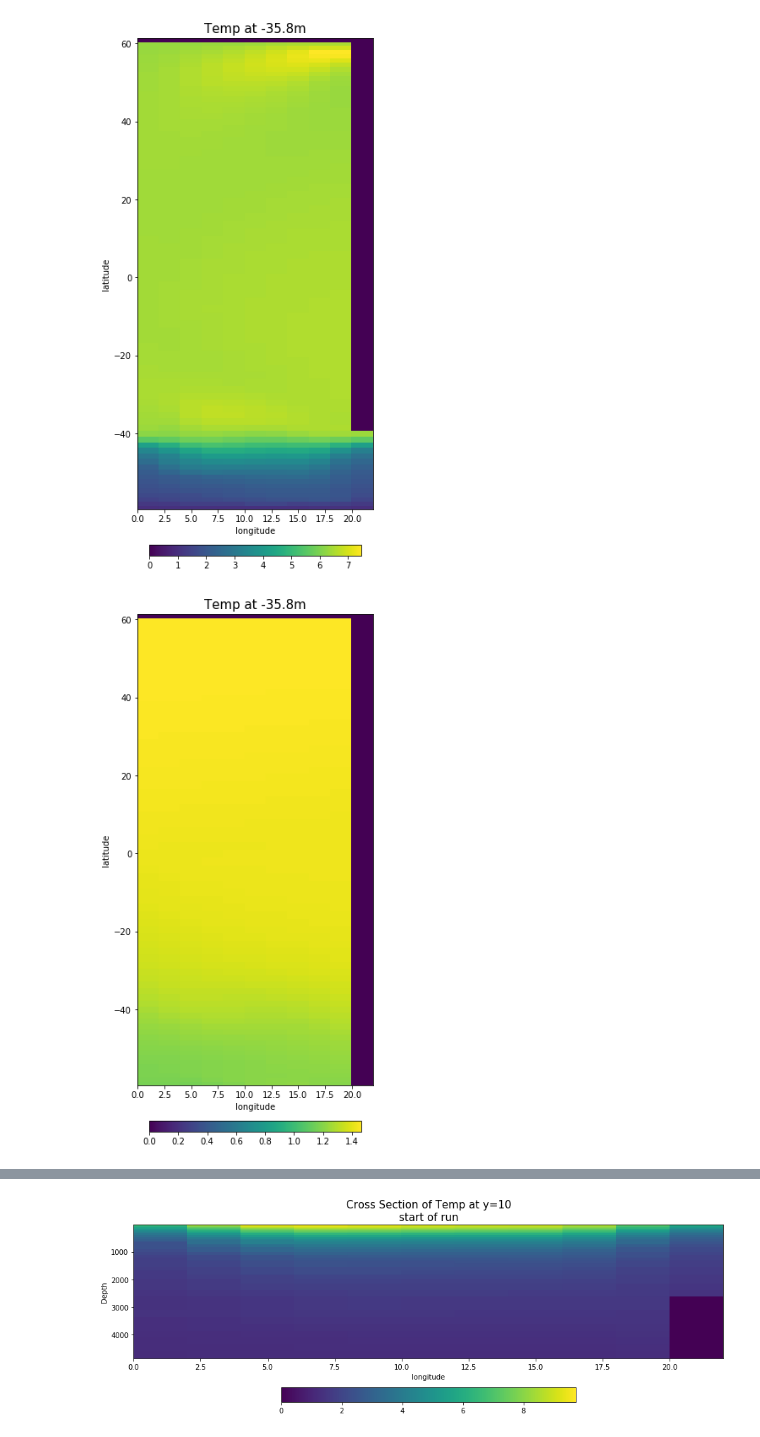
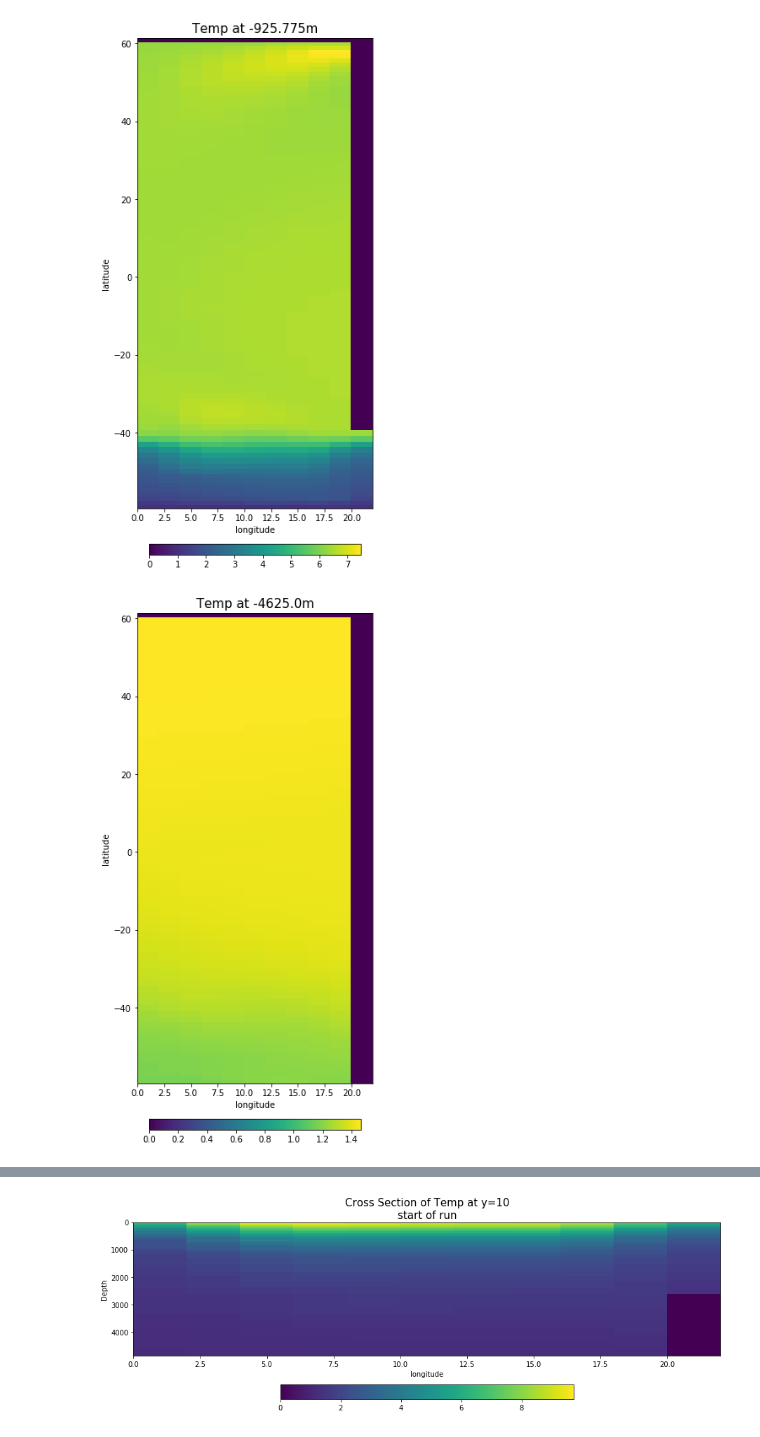
Before and after one commit to RachelFurner/DynamicPrediction, a Jupyter notebook: Model_Plots.ipynb, the cells around one changed output, grey strips where cells are left out. Cells and saved outputs as stored; diff of their text form; code cells hidden in the pictures.

```diff
--- a/Model_Plots.ipynb
+++ b/Model_Plots.ipynb
@@ -23,7 +19,7 @@ ModuleNotFoundError: No module named 'ffmpeg'
 dir = '/data/hpcdata/users/racfur/MITGCM_OUTPUT/20000yr_Windx1.00_mm_diag/'
 
 #Running with files from first 10,000 years
-mm_file  = dir + 'cat_tave_selectvars_5000yrs.nc'   # monthly mean file
+mm_file  = dir + 'cat_tave_5000yrs_SelectedVars.nc'   # monthly mean file
 mon_file = dir + 'monitor.0000000000.t001_5000yrs.nc'
 
 ds_mm=xr.open_dataset(mm_file)
@@ -41,7 +37,8 @@ var = ['Temp', 'Ttave']
 mm_var = nc_mm.variables[var[1]][:]
 
 #close the files
-nc_mm.close()
+#nc_mm.close()
+#nc_mon.close()
 # %%
 start = [1, 'start']
 mid = [30000, 'middle'] #[round(ds_mm.T.size/2), 'middle']  # 1667 years
@@ -115,10 +91,10 @@ for depth in [3,20,40]:
             min_value = 33.5
         max_value = np.amax(mm_var[time[0],depth,:,:])  # Highest value
 
-        # Create a figures
+        # Create figures
         fig, (ax1) = plt.subplots(nrows=1, ncols=1, sharex=False, sharey=False, squeeze=True, subplot_kw=None, gridspec_kw=None, figsize=(5,13))
         im1 = ax1.pcolormesh(lon,lat, mm_var[time[0],depth,:,:], vmin=min_value, vmax=max_value)
-        ax1.set_title(var[0]+' at '+str(ds_mm.Z[3].data)+'m', x=0.5, y=1., fontsize=15)
+        ax1.set_title(var[0]+' at '+str(ds_mm.Z[depth].data)+'m', x=0.5, y=1., fontsize=15)
 
         ax1.set_xlabel('longitude')
         ax1.set_ylabel('latitude')
@@ -138,2 +114,2 @@ for depth in [3,20,40]:
-[figure, old version]
+[figure, new version]
-[figure, old version]
+[figure, new version]
```
Also changed, not shown: parts of 6 cells of this notebook, 2 other files.
